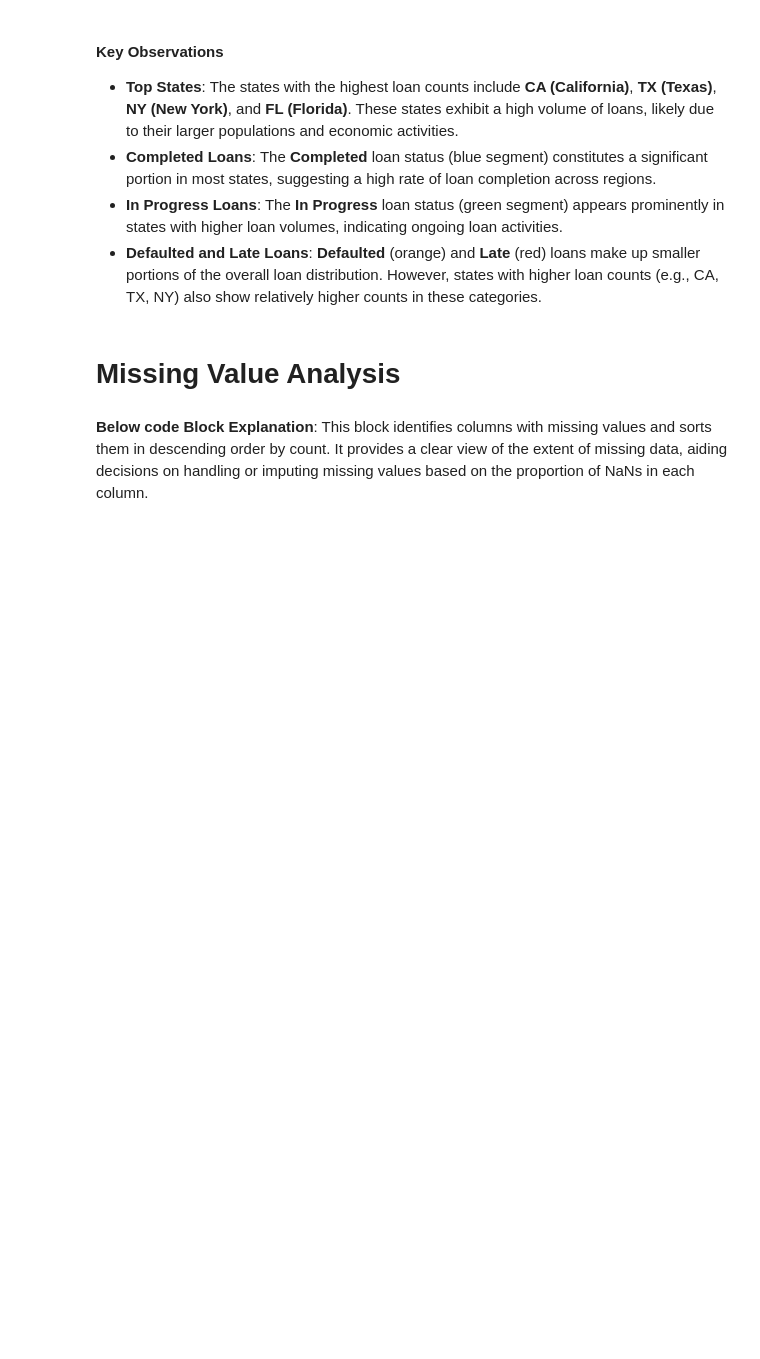
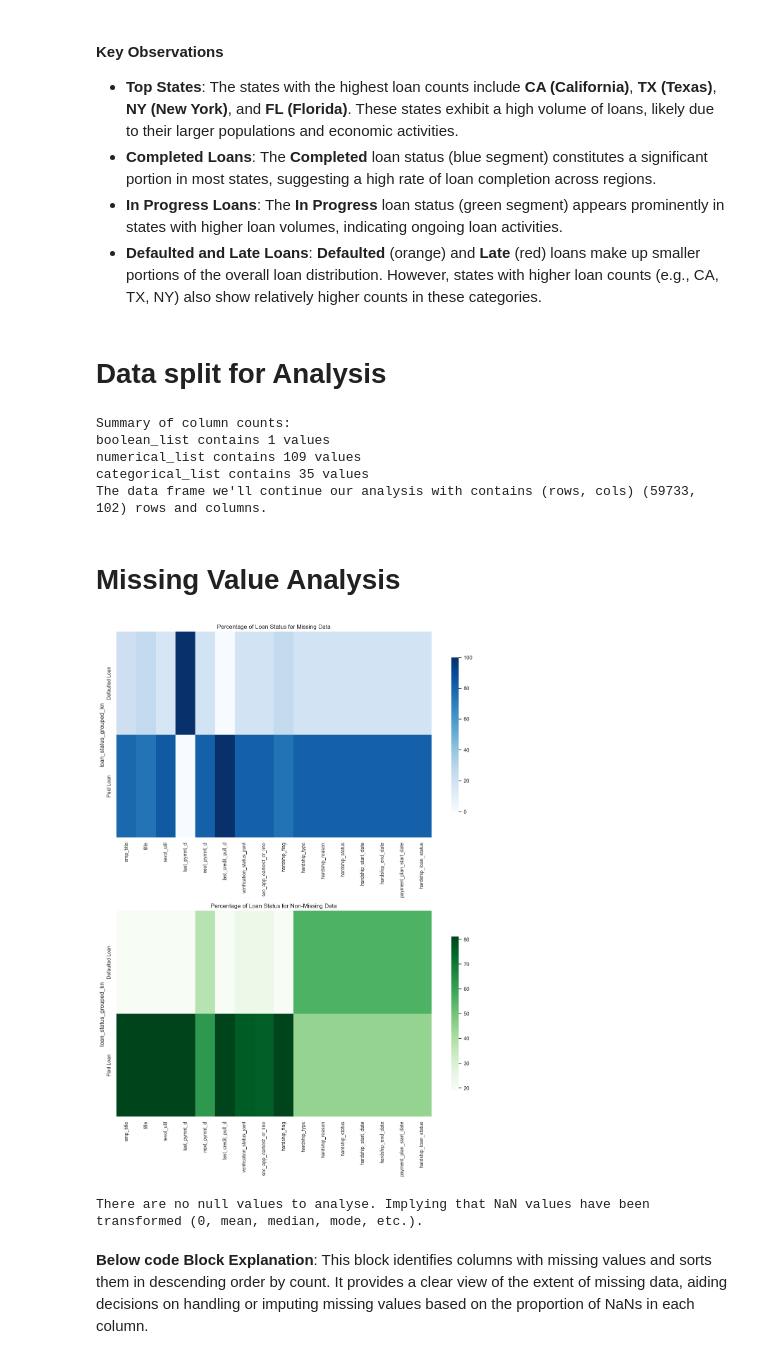
Before and after one commit to Wattysaid/dsif-git-main-project, a Jupyter notebook: elvtr_main_project/notebooks/rfe on raw data.ipynb, the cells around one changed output. Saved outputs shown, nothing was run; the diff lists cells and outputs as text; code cells hidden in the pictures; blank space fills up the shorter version.

Commit message:
updated code to run missing values as a function opposed to hardcode variables.

```diff
--- a/elvtr_main_project/notebooks/rfe on raw data.ipynb
+++ b/elvtr_main_project/notebooks/rfe on raw data.ipynb
@@ -526,3 +526,5 @@ defaulted_percentage_df
 - **Completed Loans**: The **Completed** loan status (blue segment) constitutes a significant portion in most states, suggesting a high rate of loan completion across regions.
 - **In Progress Loans**: The **In Progress** loan status (green segment) appears prominently in states with higher loan volumes, indicating ongoing loan activities.
 - **Defaulted and Late Loans**: **Defaulted** (orange) and **Late** (red) loans make up smaller portions of the overall loan distribution. However, states with higher loan counts (e.g., CA, TX, NY) also show relatively higher counts in these categories.
+# %% [markdown]
+# Data split for Analysis
@@ -529,2 +586,10 @@ defaulted_percentage_df
+# %%
+boolean_list, numerical_list, categorical_list = split_data_frame(df.columns, df)
+# %% [output]
+Summary of column counts:
+boolean_list contains 1 values
+numerical_list contains 109 values
+categorical_list contains 35 values
+The data frame we'll continue our analysis with contains (rows, cols) (59733, 102) rows and columns.
 # %% [markdown]
 # Missing Value Analysis
@@ -530,0 +648,8 @@ defaulted_percentage_df
+# %%
+plot_missing_value_analysis(df, categorical_list, target_column='loan_status_grouped_kn')
+# %% [output]
+[figure, added]
+# %%
+plot_missing_value_analysis(df, numerical_list, target_column='loan_status_grouped_kn')
+# %% [output]
+There are no null values to analyse. Implying that NaN values have been transformed (0, mean, median, mode, etc.).
```
Also changed, not shown: parts of 4 cells of this notebook.
